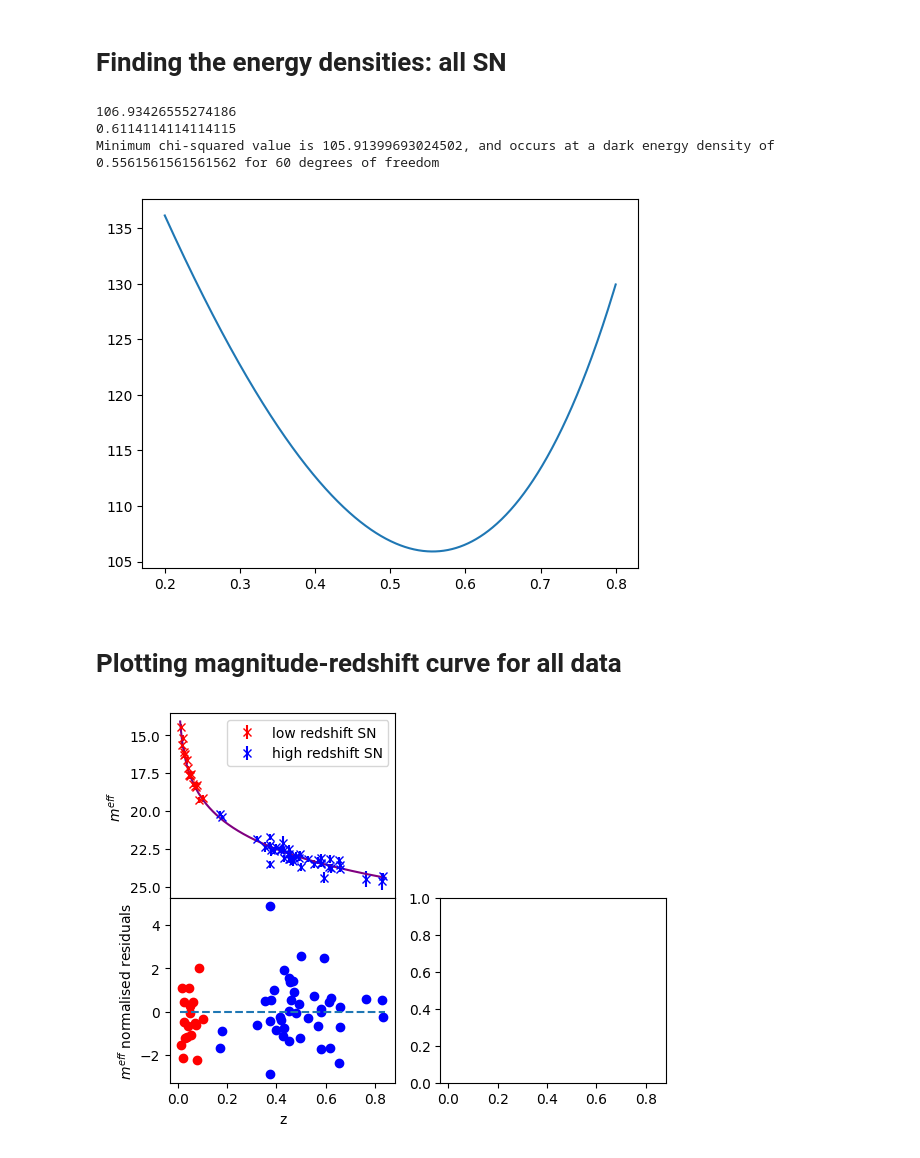
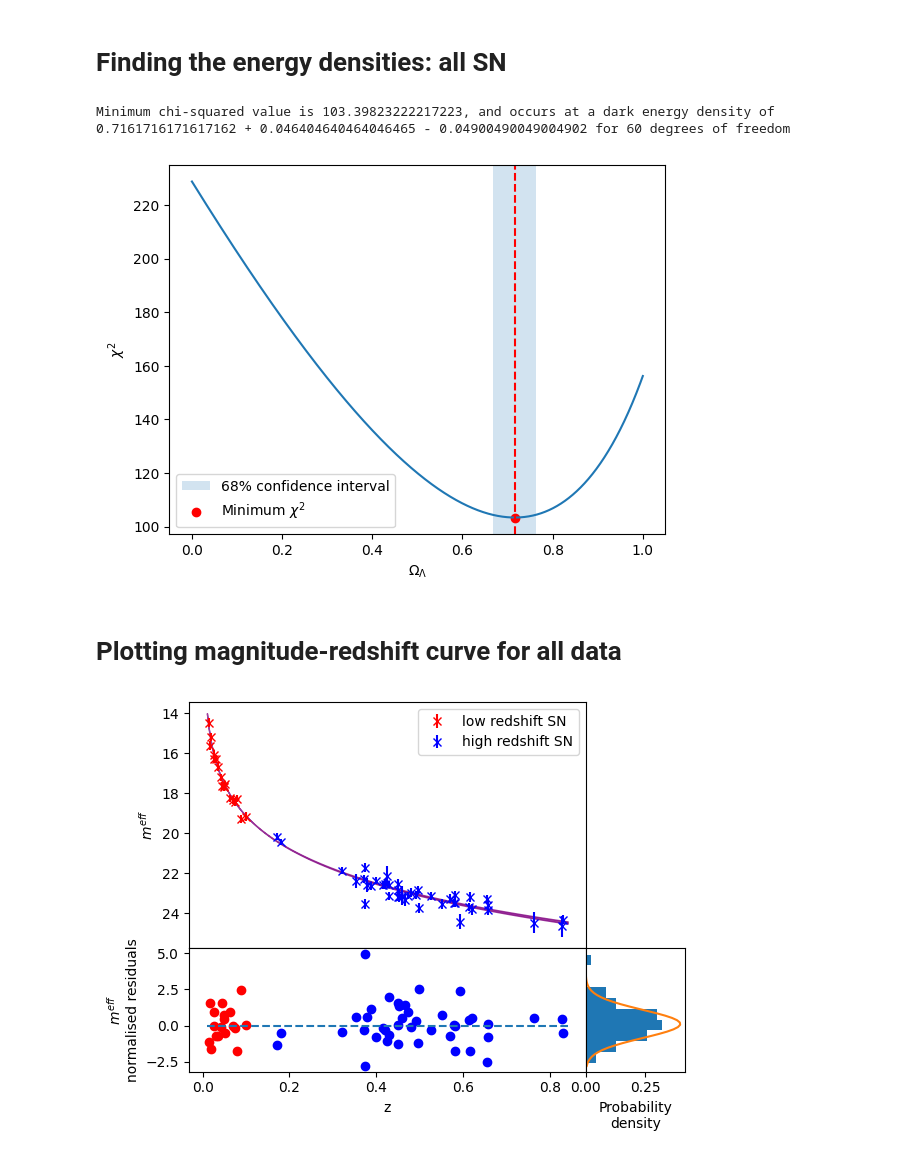
Before and after one commit to LightningMinion/Supernova-Cosmology, a Jupyter notebook: main-code v2.ipynb, the cells around one changed output. Cells and saved outputs as stored; diff of their text form; code cells hidden in the pictures.

Commit message:
Milestone updated
The milestone has been reached. The values agree with literature, and all graphs needed for the milestone and for the poster have been created.

```diff
--- a/main-code v2.ipynb
+++ b/main-code v2.ipynb
@@ -24,7 +24,7 @@ def co_moving_dist_near(z):
 
 def mag_model_near(z, Lpl):
     rc = co_moving_dist_near(z)
-    flux = Lpl/(4*np.pi*((rc)**2))
+    flux = Lpl/(4*np.pi*((1+z)**2)*((rc)**2))
     argument = flux/f0
     mag = -2.5*np.log10(argument)
     return mag
@@ -113,7 +113,7 @@ plt.show()
 # %% [markdown]
 # Finding energy densities: distant SN only
 # %%
-trial_DE_vals = np.linspace(0.4,0.8,1000)
+trial_DE_vals = np.linspace(0,1,10000)
 #print(trial_DE_vals)
 DoF = sn_z_far.size
 chisquared_vals = np.zeros(len(trial_DE_vals))
@@ -133,9 +133,23 @@ for trial_DE in trial_DE_vals:
 index_min_chisq = np.argmin(chisquared_vals)
 min_chisq_val = chisquared_vals[index_min_chisq]
 optimised_DE = trial_DE_vals[index_min_chisq]
-print(f"minimum chi-squared value is {min_chisq_val}, and occurs at a dark energy density of {optimised_DE} for {DoF} degrees of freedom")
+greaterchisq = chisquared_vals[index_min_chisq:]
+lowerchisq = chisquared_vals[:index_min_chisq]
+lower_err_index = len(lowerchisq[lowerchisq>=(min_chisq_val+1)]) - 1
+upper_err_index = np.argmax(greaterchisq>=min_chisq_val+1) + index_min_chisq
+lower_bound = trial_DE_vals[lower_err_index]
+upper_bound = trial_DE_vals[upper_err_index]
+print(f"minimum chi-squared value is {min_chisq_val}, and occurs at a dark energy density of {optimised_DE} + {upper_bound-optimised_DE} - {optimised_DE-lower_bound} for {DoF} degrees of freedom")
 plt.figure()
 plt.plot(trial_DE_vals, chisquared_vals)
+plt.axvspan(lower_bound, upper_bound, alpha = 0.2, label = "68% confidence interval")
+plt.scatter(optimised_DE, min_chisq_val, label = "Minimum ${χ^{2}}$", color = "red")
+plt.axvline(optimised_DE, 0, color = "red", linestyle = "--")
+plt.ylabel("${χ^{2}}$")
+plt.xlabel("${Ω_{Λ}}$")
+plt.legend()
 plt.show()
 OmegaLambda = optimised_DE
+OmegaLambdaLower = lower_bound
+OmegaLambdaUpper = upper_bound
 # %% [output]
@@ -144,7 +158,7 @@ minimum chi-squared value is 81.6028294584763, and occurs at a dark energy densi
 # %% [markdown]
 # Finding the energy densities: all SN
 # %%
-trial_DE_vals = np.linspace(0.2,0.8,1000)
+trial_DE_vals = np.linspace(0,1,10000)
 #print(trial_DE_vals)
 DoF = sn_z.size
 chisquared_vals = np.zeros(len(trial_DE_vals))
@@ -166,21 +180,25 @@ min_chisq_val = chisquared_vals[index_min_chisq]
 optimised_DE2 = trial_DE_vals[index_min_chisq]
 greaterchisq = chisquared_vals[index_min_chisq:]
 lowerchisq = chisquared_vals[:index_min_chisq]
-lower_err_index = len(lowerchisq[lowerchisq>(min_chisq_val+1)])
+lower_err_index = len(lowerchisq[lowerchisq>=(min_chisq_val+1)]) - 1
 upper_err_index = np.argmax(greaterchisq>=min_chisq_val+1) + index_min_chisq
-print(trial_DE_vals[lower_err_index])
-print(trial_DE_vals[upper_err_index])
+lower_bound = trial_DE_vals[lower_err_index]
+upper_bound = trial_DE_vals[upper_err_index]
 #print(greaterchisq)
 #print(chisquared_vals)
-print(f"Minimum chi-squared value is {min_chisq_val}, and occurs at a dark energy density of {optimised_DE2} for {DoF} degrees of freedom")
+print(f"Minimum chi-squared value is {min_chisq_val}, and occurs at a dark energy density of {optimised_DE2} + {upper_bound-optimised_DE2} - {optimised_DE2-lower_bound} for {DoF} degrees of freedom")
 plt.figure()
 plt.plot(trial_DE_vals, chisquared_vals)
+plt.axvspan(lower_bound, upper_bound, alpha = 0.2, label = "68% confidence interval")
+plt.scatter(optimised_DE2, min_chisq_val, label = "Minimum ${χ^{2}}$", color = "red")
+plt.axvline(optimised_DE2, 0, color = "red", linestyle = "--")
+plt.ylabel("${χ^{2}}$")
+plt.xlabel("${Ω_{Λ}}$")
+plt.legend()
 plt.show()
 # %% [output]
-106.93426555274186
-0.6114114114114115
-Minimum chi-squared value is 105.91399693024502, and occurs at a dark energy density of 0.5561561561561562 for 60 degrees of freedom
+Minimum chi-squared value is 103.39823222217223, and occurs at a dark energy density of 0.7161716171617162 + 0.046404640464046465 - 0.04900490049004902 for 60 degrees of freedom
-[figure, old version]
+[figure, new version]
 # %% [markdown]
 # Plotting magnitude-redshift curve for all data
 # %%
@@ -188,37 +206,49 @@ def zero_funct(x):
     return 0*x
 trial_z = np.linspace(0.01, 0.84, 1000)
 trial_mag = np.zeros(len(trial_z))
+trial_mag_lower = np.zeros(len(trial_z))
+trial_mag_upper = np.zeros(len(trial_z))
 i3 = 0
 for trial_redshift in trial_z:
     trial_mag[i3] = mag_model(trial_redshift, OmegaLambda)
+    trial_mag_lower[i3] = mag_model(trial_redshift, OmegaLambdaLower)
+    trial_mag_upper[i3] = mag_model(trial_redshift, OmegaLambdaUpper)
     i3 += 1
 norm_resid_near = np.zeros(len(sn_z_near))
 i4 = 0
 for trial_redshift2 in sn_z_near:
     norm_resid_near[i4] = (sn_mag_near[i4] - mag_model(trial_redshift2, OmegaLambda))/sn_mag_err_near[i4]
     i4 += 1
 norm_resid_far = np.zeros(len(sn_z_far))
 i5 = 0
 for trial_redshift3 in sn_z_far:
     norm_resid_far[i5] = (sn_mag_far[i5] - mag_model(trial_redshift3, OmegaLambda))/sn_mag_err_far[i5]
     i5 += 1
+norm_resid = np.concatenate((norm_resid_near, norm_resid_far))
 
-fig, axs = plt.subplots(2, 2, sharex = True)
+fig, axs = plt.subplots(2, 2, width_ratios=[4,1], height_ratios=[2,1])
 axs[0,0].errorbar(sn_z_near, sn_mag_near, yerr=sn_mag_err_near, marker = "x", linestyle = 'None', color = "red", label = "low redshift SN")
 axs[0,0].errorbar(sn_z_far, sn_mag_far, yerr = sn_mag_err_far, marker = "x", linestyle = "None", color = "blue", label = "high redshift SN")
-axs[0,0].plot(trial_z, trial_mag, color = "purple")
+#axs[0,0].plot(trial_z, trial_mag, color = "purple")
+axs[0,0].fill_between(trial_z, trial_mag_lower, trial_mag_upper, color = "purple", alpha = 0.75)
 #axs[0].errorbar(sn_z_far, sn_mag_far, yerr=sn_mag_err_far, marker = "x", linestyle = 'None', color = "blue", label = "distant SN")
 axs[1,0].scatter(sn_z_near, norm_resid_near, color = "red")
 axs[1,0].scatter(sn_z_far, norm_resid_far, color = "blue")
 axs[1,0].plot(trial_z, zero_funct(trial_z), linestyle = "dashed")
 axs[1,0].set_xlabel("z")
 axs[0,0].set_ylabel("${m^{eff}}$")
-axs[1,0].set_ylabel("${m^{eff}}$ normalised residuals")
+axs[1,0].set_ylabel("${m^{eff}}$\nnormalised residuals")
 fig.subplots_adjust(hspace=0)
+fig.subplots_adjust(wspace=0)
 axs[0,0].legend()
 axs[0,0].invert_yaxis()
 axs[0,1].remove()
+axs[1,1].get_yaxis().set_visible(False)
+axs[1,1].hist(norm_resid, density = True, orientation = u'horizontal')
+xs = np.linspace(-3,5)
+axs[1,1].plot(scp.stats.norm.pdf(xs, 0, 1), xs)
+axs[1,1].set_xlabel("Probability\ndensity")
 plt.savefig("effMagNearby-redshift-normResid-graph")
 plt.show()
 # %% [output]
-[figure, old version]
+[figure, new version]
```
Also changed, not shown: parts of 3 cells of this notebook, 3 other files.
